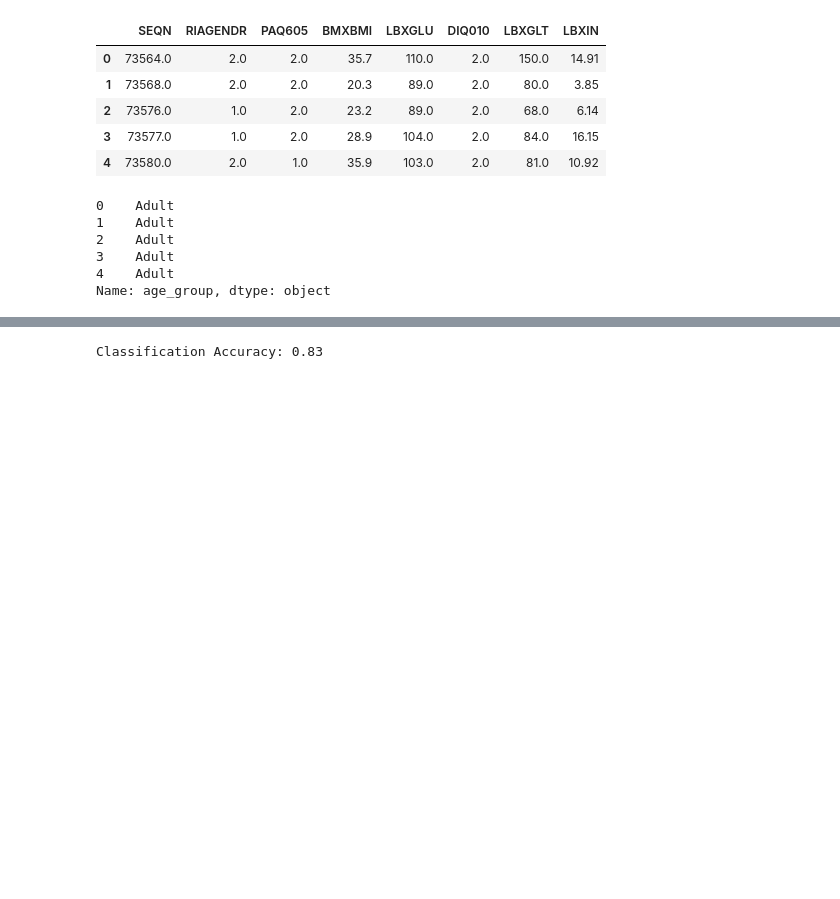
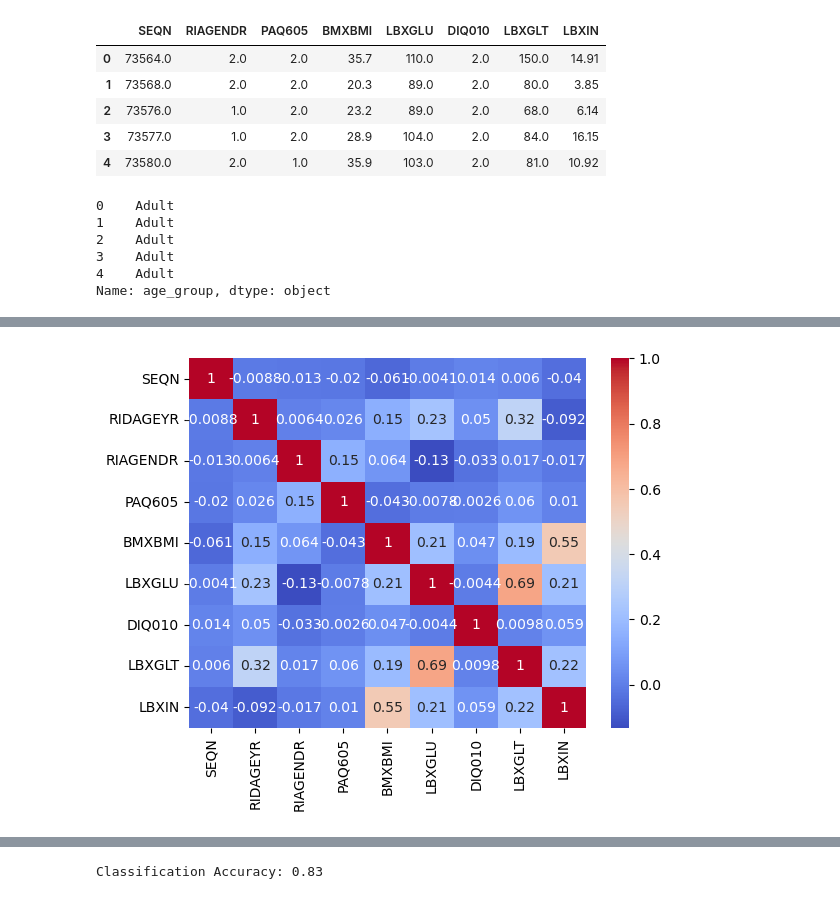
Before and after one commit to dmnkallen/Hertie_ML_2025_Labs_Dom, a Jupyter notebook: medical2.ipynb, the cells around one changed output, grey strips where cells are left out. Cells and saved outputs as stored; diff of their text form; code cells hidden in the pictures; blank space fills up the shorter version.

```diff
--- a/medical2.ipynb
+++ b/medical2.ipynb
@@ -43,0 +70,7 @@ Name: age_group, dtype: object
+# %%
+# make correlation matrix with numeric variables
+corr = df.drop(columns=['age_group']).corr()
+sns.heatmap(corr, annot=True, cmap='coolwarm')
+plt.show()
+# %% [output]
+[figure, added]
```
Also changed, not shown: parts of 29 cells of this notebook, 2 other files.
